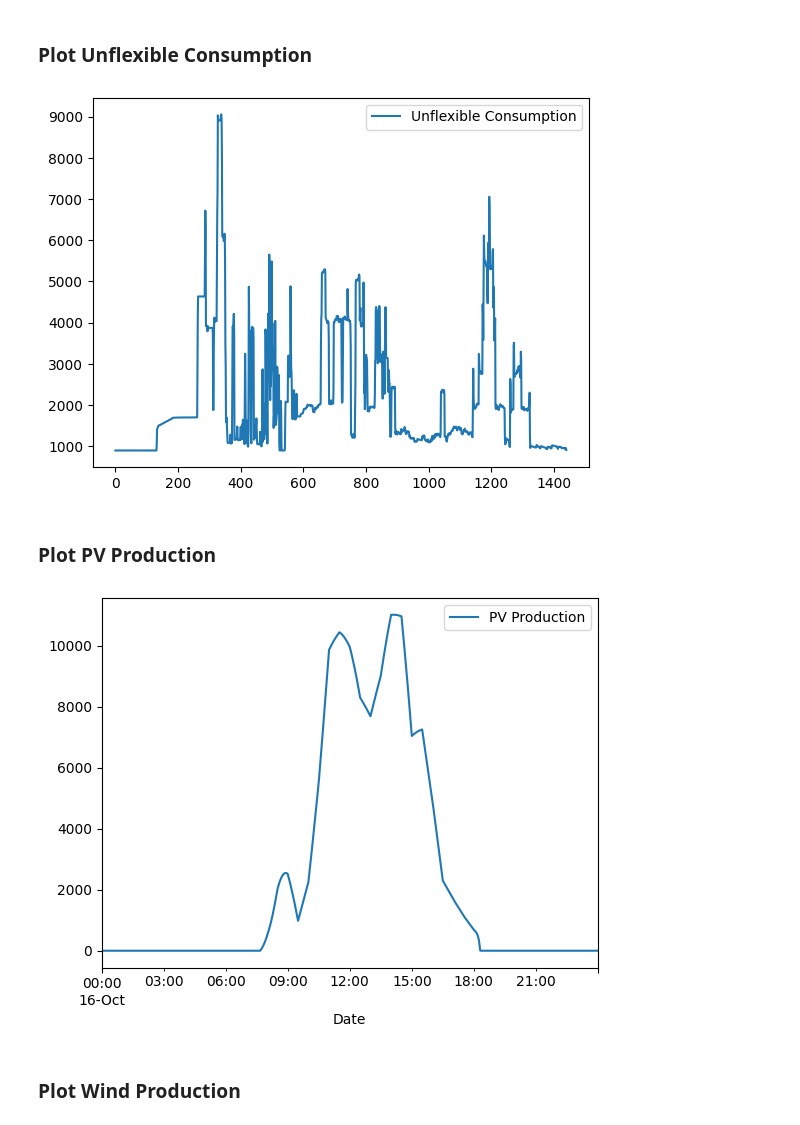
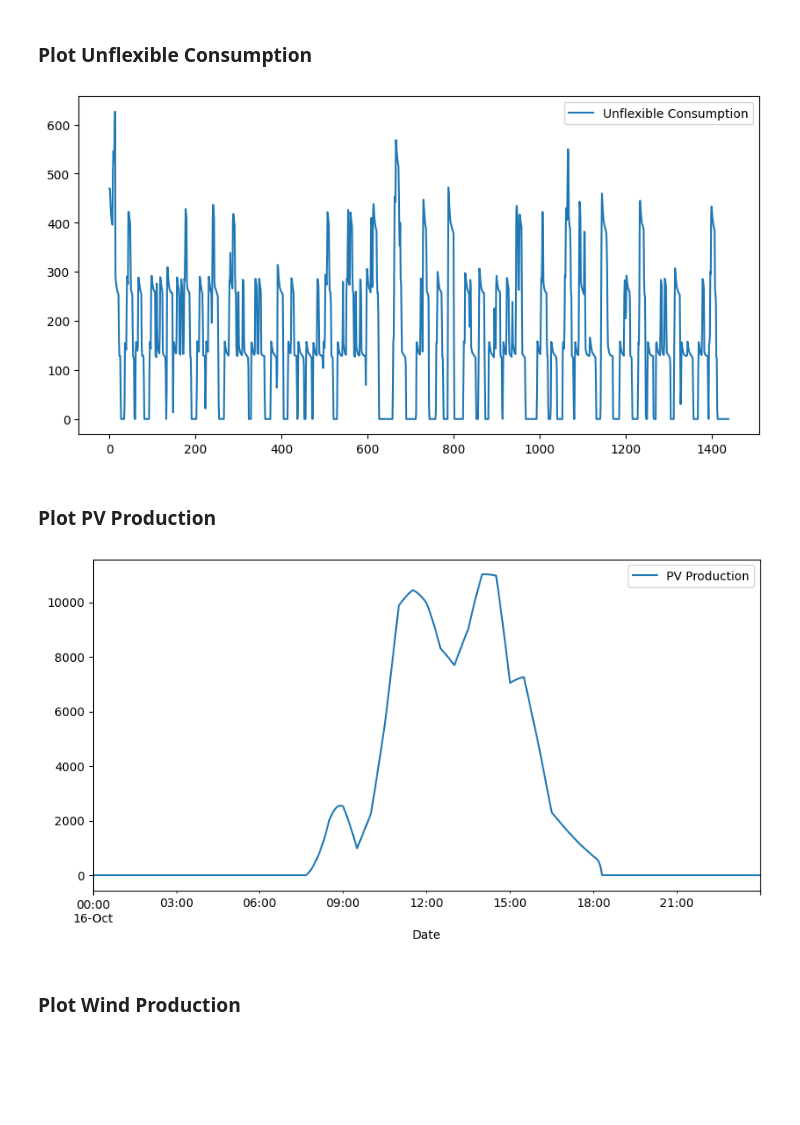
Before and after one commit to feelab-info/PROCSIM_ECs_Simulation_Scenarios, a Jupyter notebook: paper_experiments/Experiment1_EC_Generator.ipynb, the cells around one changed output. Saved outputs shown, nothing was run; the diff lists cells and outputs as text; code cells hidden in the pictures; blank space fills up the shorter version.

```diff
--- a/paper_experiments/Experiment1_EC_Generator.ipynb
+++ b/paper_experiments/Experiment1_EC_Generator.ipynb
@@ -182,6 +174,7 @@ community_df
 ### Plot Consumption
 # %%
 community_df = community_df.set_index("Date")
-community_df[:24*60]["Demand"].plot(legend=True, label='Demand')
+community_df[:24*60*1]["Demand"].plot(legend=True, label='Demand')
+plt.rcParams['figure.figsize'] = [10, 5]
 plt.show()
 # %% [output]
@@ -201,21 +194,21 @@ plt.show()
 # %% [markdown]
 ### Plot Unflexible Consumption
 # %%
-unflexible_df = pd.read_csv(path_steps_minutes + '/community_not_baseload.csv', sep=';')
+unflexible_df = pd.read_csv(path_steps_minutes + '/community_baseload.csv', sep=';')
 unflexible_df.columns = ['Date', 'Power']
 unflexible_df['Date'] = pd.to_datetime(unflexible_df['Date'])
 
 unflexible_df[:24*60]["Power"].plot(legend=True, label='Unflexible Consumption')
 plt.show()
 # %% [output]
-[figure, old version]
+[figure, new version]
 # %% [markdown]
 ### Plot PV Production
 # %%
 community_df[:24*60]["PV_Production"].plot(legend=True, label='PV Production')
 plt.show()
 # %% [output]
-[figure, old version]
+[figure, new version]
 # %% [markdown]
 ### Plot Wind Production
 # %%
```
Also changed, not shown: parts of 13 cells of this notebook.
